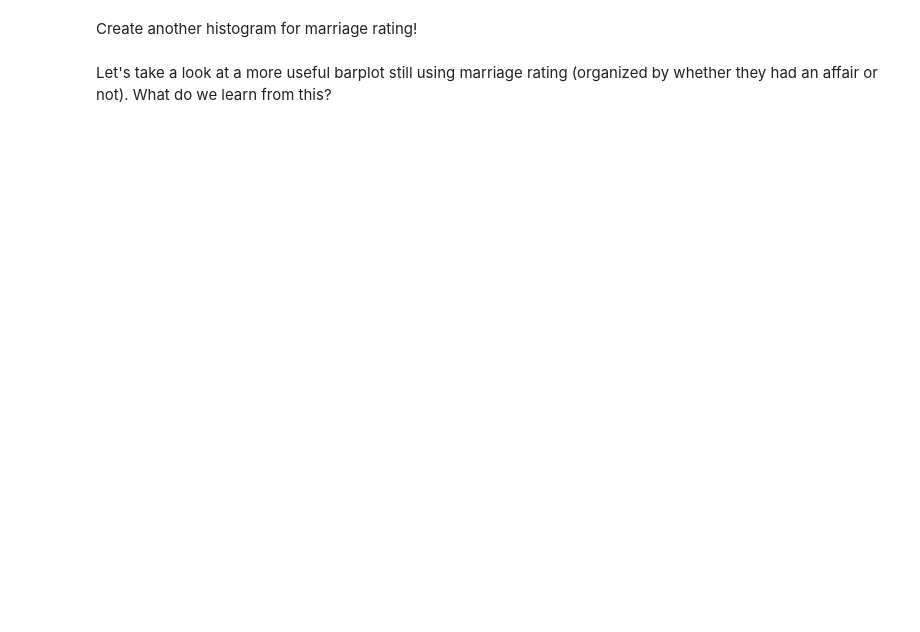
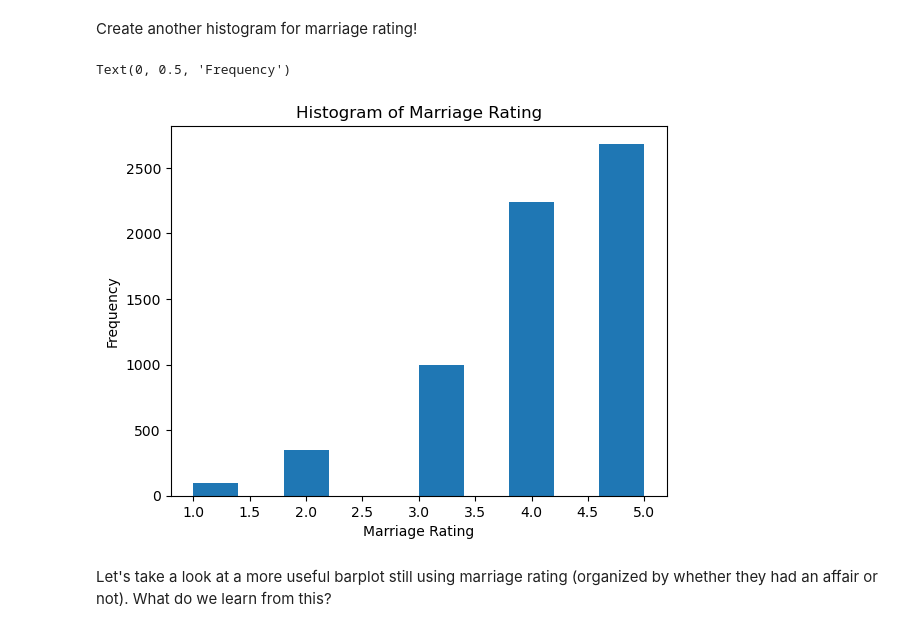
Before and after one commit to kyun33/JCP26Notebooks, a Jupyter notebook: Week_5_Logistic_Regression_Decision_Trees.ipynb, the cells around one changed output. Cells and saved outputs as stored; diff of their text form; code cells hidden in the pictures; blank space fills up the shorter version.

```diff
--- a/Week_5_Logistic_Regression_Decision_Trees.ipynb
+++ b/Week_5_Logistic_Regression_Decision_Trees.ipynb
@@ -48,3 +82,12 @@ Create another histogram for marriage rating!
+# %%
+# TODO
+plt.hist(affairs['rate_marriage'])
+plt.title('Histogram of Marriage Rating')
+plt.xlabel('Marriage Rating')
+plt.ylabel('Frequency')
+# %% [output]
+Text(0, 0.5, 'Frequency')
+[figure, added]
 # %% [markdown]
 Let's take a look at a more useful barplot still using marriage rating (organized by whether they had an affair or not). What do we learn from this?
 # %%
```
Also changed, not shown: parts of 32 cells of this notebook.
